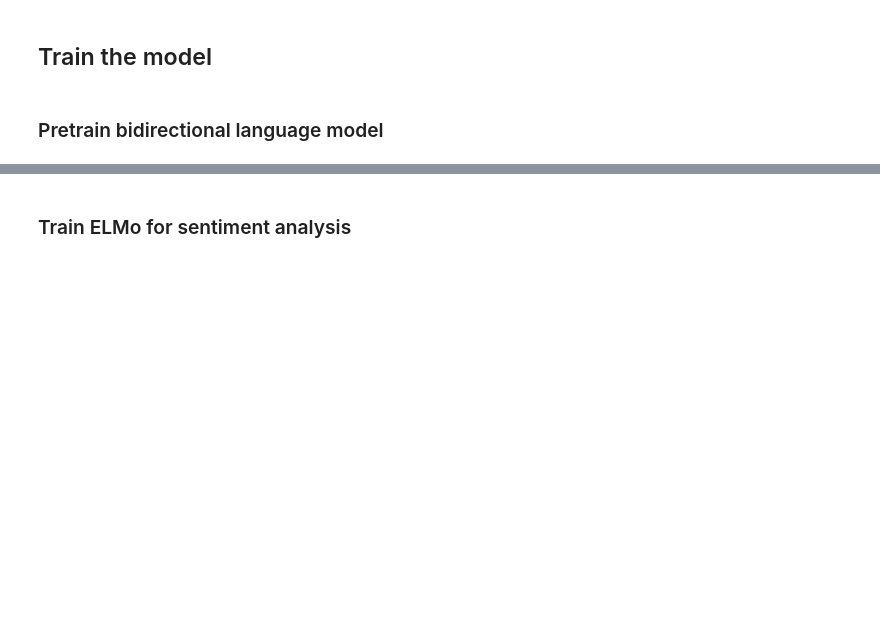
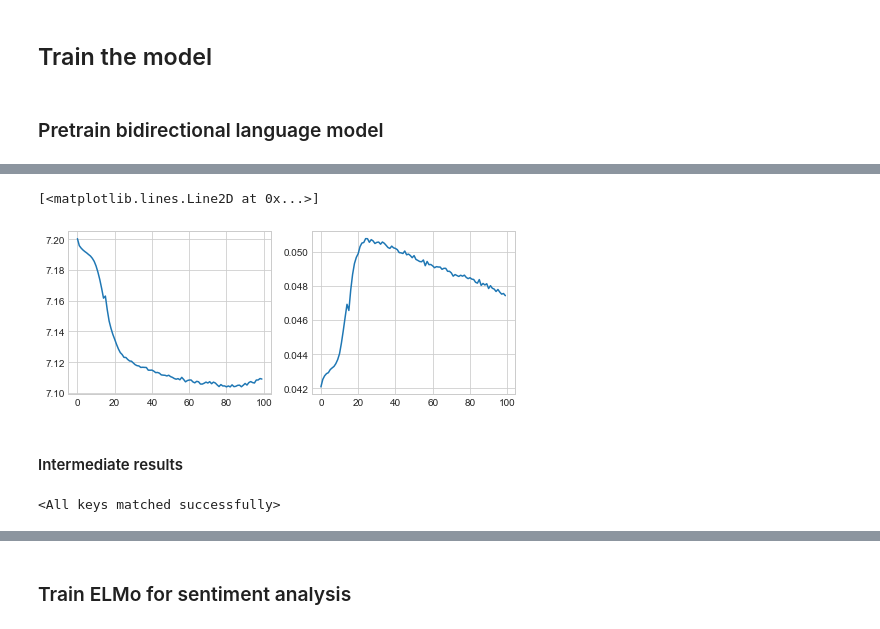
Before and after one commit to naturale0/NLP-Do-It-Yourself, a Jupyter notebook: NLP_with_PyTorch/3_document-embedding/3-2. ELMo.ipynb, the cells around one changed output, grey strips where cells are left out. Saved outputs shown, nothing was run; the diff lists cells and outputs as text; code cells hidden in the pictures; blank space fills up the shorter version.

```diff
--- a/NLP_with_PyTorch/3_document-embedding/3-2. ELMo.ipynb
+++ b/NLP_with_PyTorch/3_document-embedding/3-2. ELMo.ipynb
@@ -407,3 +363,12 @@ criterion = criterion.to(device)
+# %%
+charconv = CharConv()
+bilstm = BiLSTM()
+
+model = BiLangModel(charconv, bilstm).to(device)
+optimizer = optim.SGD(model.parameters(), lr=0.03, momentum=0.9)
+criterion = nn.AdaptiveLogSoftmaxWithLoss(
+    1024, VOCAB_SIZE, cutoffs=[10, 100, 1000, 10000]
+).to(device)
 # %%
 def accuracy(output, y):
     with torch.no_grad():
@@ -415,8 +380,11 @@ def accuracy(output, y):
 def train(model, dataloader, criterion, optimizer):
     loss_epoch = 0.
     acc_epoch = 0.
-    for y, x in dataloader:
+    for x, y in dataloader:
         model.zero_grad()
+
+        x = x.to(device)
+        y = y.to(device)
 
         out = model(x)
         loss = criterion(out, y).loss
@@ -430,13 +401,22 @@ def train(model, dataloader, criterion, optimizer):
+# %%
+N_EPOCH = 100
+scheduler = optim.lr_scheduler.OneCycleLR(
+    optimizer,
+    max_lr=1.,  # from LR range test plot
+    epochs=N_EPOCH,
+    steps_per_epoch=len(pretrainloader)
+)
 # %%
-N_EPOCH = 2
+for i in range(1, N_EPOCH+1):
+    t0 = time()
 
-losses = []
-accs = []
-for i in range(1, N_EPOCH+1):
     loss_epoch, acc_epoch = train(model, pretrainloader, criterion, optimizer)
     losses.append(loss_epoch)
     accs.append(acc_epoch)
+    scheduler.step()
 
-    if i % 5 == 0:
-        print(f"epoch: {i:03}, loss: {loss_epoch/len(trainiter): .3f}, acc: {acc_epoch/len(trainiter): .4f}")
+    t1 = time()
+
+    if i % 1 == 0:
+        print(f"epoch: {i:03}, loss: {loss_epoch/len(pretrainloader): .3f}, acc: {acc_epoch/len(pretrainloader): .4f}, {t1-t0: .1f} sec")
 # %% [output]
@@ -443,0 +445,20 @@ KeyboardInterrupt:
+# %%
+plt.figure(figsize=(8,3))
+plt.subplot(121)
+plt.plot(np.array(losses) / len(pretrainloader))
+plt.subplot(122)
+plt.plot(np.array(accs) / len(pretrainloader))
+# %% [output]
+[<matplotlib.lines.Line2D at 0x...>]
+[figure, added]
+# %% [markdown]
+#### Intermediate results
+# %%
+charconv = CharConv()
+bilstm = BiLSTM()
+model = BiLangModel(charconv, bilstm)
+
+checkpoint = torch.load("./ELMo-BiLM_SGD_lr0.3-1._momentum0.9_epoch100.pth")
+model.load_state_dict(checkpoint["model_state_dict"])
+# %% [output]
+<All keys matched successfully>
```
Also changed, not shown: parts of 47 cells of this notebook, 5 other files.
